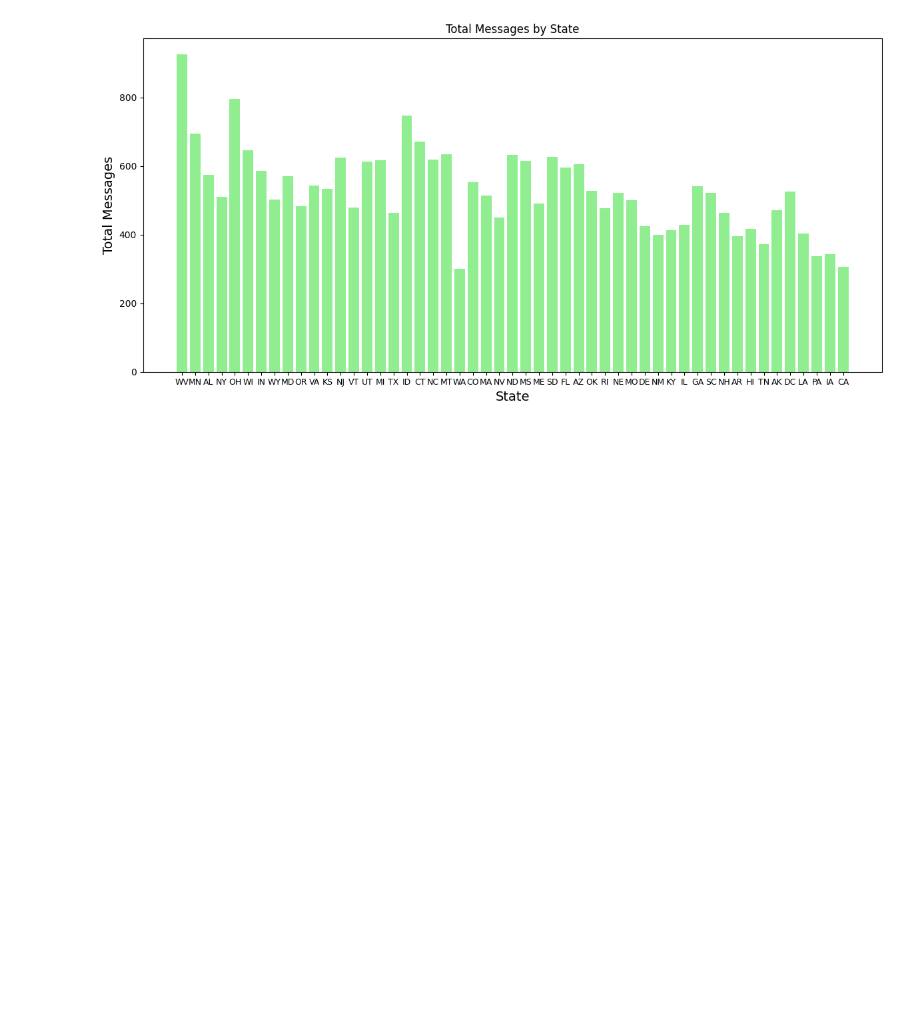
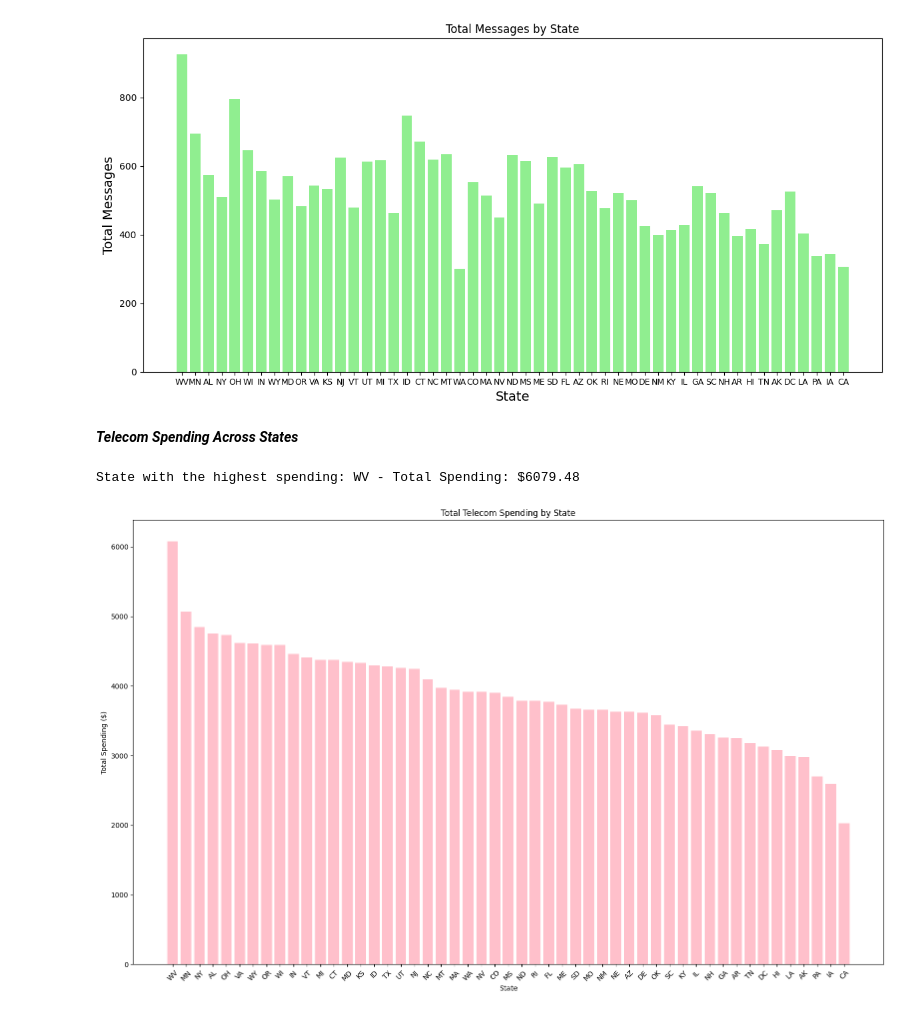
Before and after one commit to Tarannum-Samiha/Telecom-Churn-Analysis, a Jupyter notebook: Telecom_Churn.ipynb, the cells around one changed output. Cells and saved outputs as stored; diff of their text form; code cells hidden in the pictures; blank space fills up the shorter version.

```diff
--- a/Telecom_Churn.ipynb
+++ b/Telecom_Churn.ipynb
@@ -314,3 +318,26 @@ plt.tight_layout()
 plt.show()
 # %% [output]
 [figure]
+# %% [markdown]
+***Telecom Spending Across States***
+# %%
+df['total spending'] = df['total day charge'] + df['total eve charge'] + df['total night charge'] + df['total intl charge']
+
+state_spending_summary = df.groupby('state')['total spending'].sum().reset_index()
+state_spending_summary = state_spending_summary.sort_values(by='total spending', ascending=False)
+
+highest_spending_state = state_spending_summary.loc[state_spending_summary['total spending'].idxmax()]
+
+print(f"State with the highest spending: {highest_spending_state['state']} - Total Spending: ${highest_spending_state['total spending']:.2f}")
+
+plt.figure(figsize=(16, 10))
+plt.bar(state_spending_summary['state'], state_spending_summary['total spending'], color='pink')
+plt.title('Total Telecom Spending by State')
+plt.xlabel('State')
+plt.ylabel('Total Spending ($)')
+plt.xticks(rotation=45)
+plt.tight_layout()
+plt.show()
+# %% [output]
+State with the highest spending: WV - Total Spending: $6079.48
+[figure, added]
```
Also changed, not shown: parts of 12 cells of this notebook.
